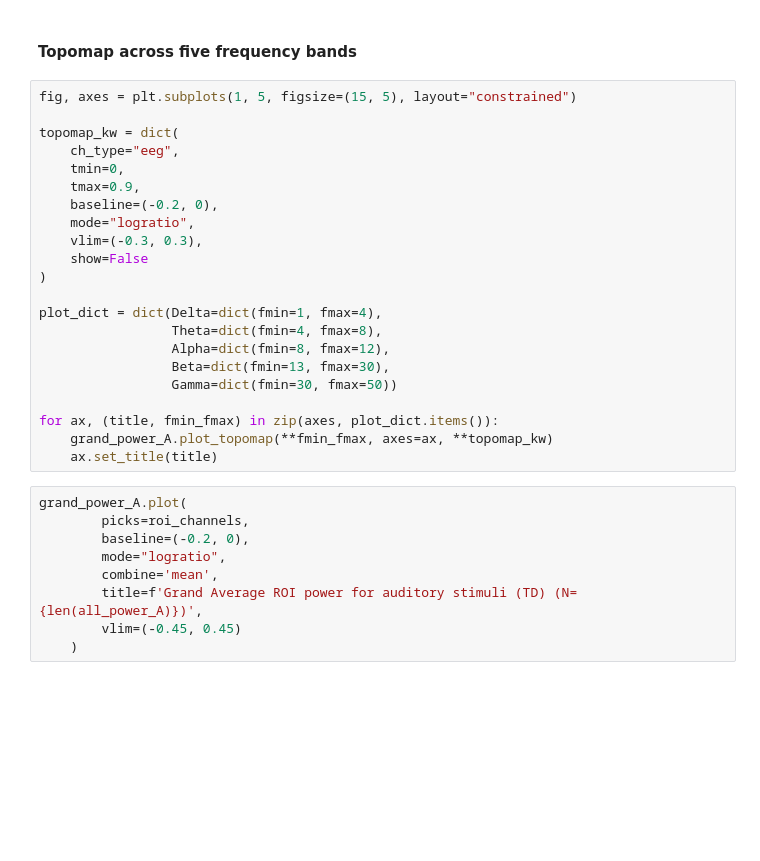
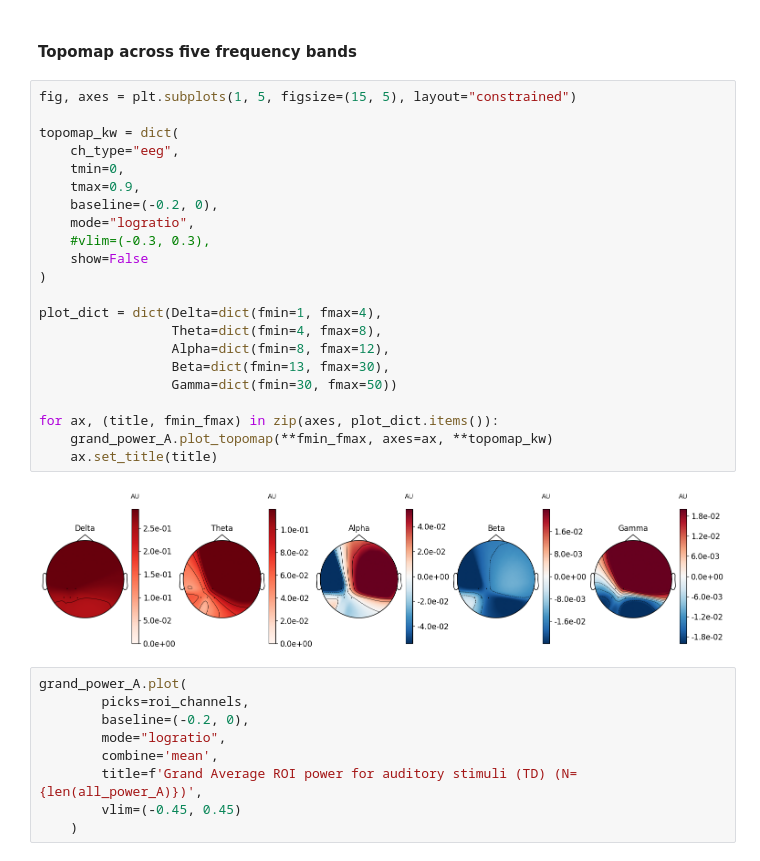
Before and after one commit to PigTzu/Lin_project, a Jupyter notebook: time-frequency_analysis_v2.ipynb, the cells around one changed output. Saved outputs shown, nothing was run; the diff lists cells and outputs as text; blank space fills up the shorter version.

```diff
--- a/time-frequency_analysis_v2.ipynb
+++ b/time-frequency_analysis_v2.ipynb
@@ -69,25 +88,27 @@ grand_power_A = mne.grand_average(all_power_A)
 # %%
 fig, axes = plt.subplots(1, 5, figsize=(15, 5), layout="constrained")
 
 topomap_kw = dict(
     ch_type="eeg",
     tmin=0,
     tmax=0.9,
     baseline=(-0.2, 0),
     mode="logratio",
-    vlim=(-0.3, 0.3),
+    #vlim=(-0.3, 0.3),
     show=False
 )
 
 plot_dict = dict(Delta=dict(fmin=1, fmax=4),
                  Theta=dict(fmin=4, fmax=8),
                  Alpha=dict(fmin=8, fmax=12),
                  Beta=dict(fmin=13, fmax=30),
                  Gamma=dict(fmin=30, fmax=50))
 
 for ax, (title, fmin_fmax) in zip(axes, plot_dict.items()):
     grand_power_A.plot_topomap(**fmin_fmax, axes=ax, **topomap_kw)
     ax.set_title(title)
+# %% [output]
+[figure, added]
 # %%
 grand_power_A.plot(
         picks=roi_channels,
```
Also changed, not shown: parts of 2 cells of this notebook.
